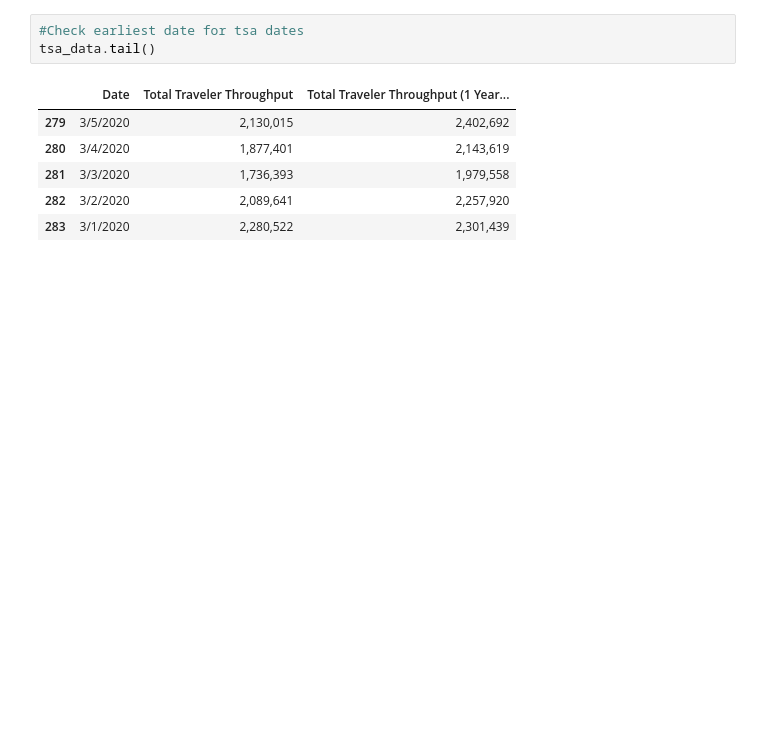
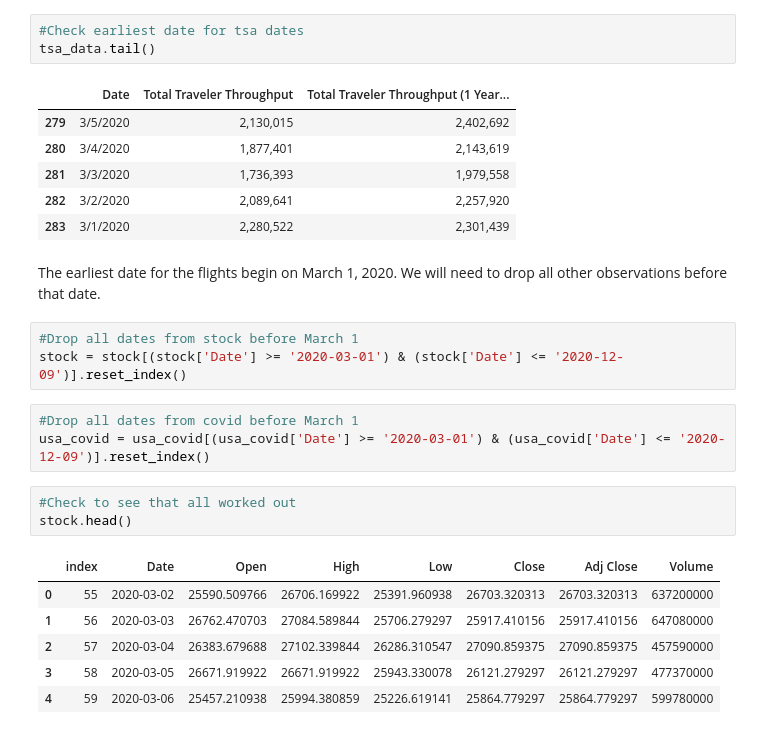
Before and after one commit to devscotte/Air-Travelers, a Jupyter notebook: final_project.ipynb, the cells around one changed output. Saved outputs shown, nothing was run; the diff lists cells and outputs as text; blank space fills up the shorter version.

```diff
--- a/final_project.ipynb
+++ b/final_project.ipynb
@@ -134,3 +134,21 @@ tsa_data.tail()
 | 281 | 3/3/2020 | 1,736,393 | 1,979,558 |
 | 282 | 3/2/2020 | 2,089,641 | 2,257,920 |
 | 283 | 3/1/2020 | 2,280,522 | 2,301,439 |
+# %% [markdown]
+The earliest date for the flights begin on March 1, 2020. We will need to drop all other observations before that date.
+# %%
+#Drop all dates from stock before March 1
+stock = stock[(stock['Date'] >= '2020-03-01') & (stock['Date'] <= '2020-12-09')].reset_index()
+# %%
+#Drop all dates from covid before March 1
+usa_covid = usa_covid[(usa_covid['Date'] >= '2020-03-01') & (usa_covid['Date'] <= '2020-12-09')].reset_index()
+# %%
+#Check to see that all worked out
+stock.head()
+# %% [output]
+|  | index | Date | Open | High | Low | Close | Adj Close | Volume |
+| 0 | 55 | 2020-03-02 | 25590.509766 | 26706.169922 | 25391.960938 | 26703.320313 | 26703.320313 | 637200000 |
+| 1 | 56 | 2020-03-03 | 26762.470703 | 27084.589844 | 25706.279297 | 25917.410156 | 25917.410156 | 647080000 |
+| 2 | 57 | 2020-03-04 | 26383.679688 | 27102.339844 | 26286.310547 | 27090.859375 | 27090.859375 | 457590000 |
+| 3 | 58 | 2020-03-05 | 26671.919922 | 26671.919922 | 25943.330078 | 26121.279297 | 26121.279297 | 477370000 |
+| 4 | 59 | 2020-03-06 | 25457.210938 | 25994.380859 | 25226.619141 | 25864.779297 | 25864.779297 | 599780000 |
```
Also changed, not shown: parts of 21 cells of this notebook.
